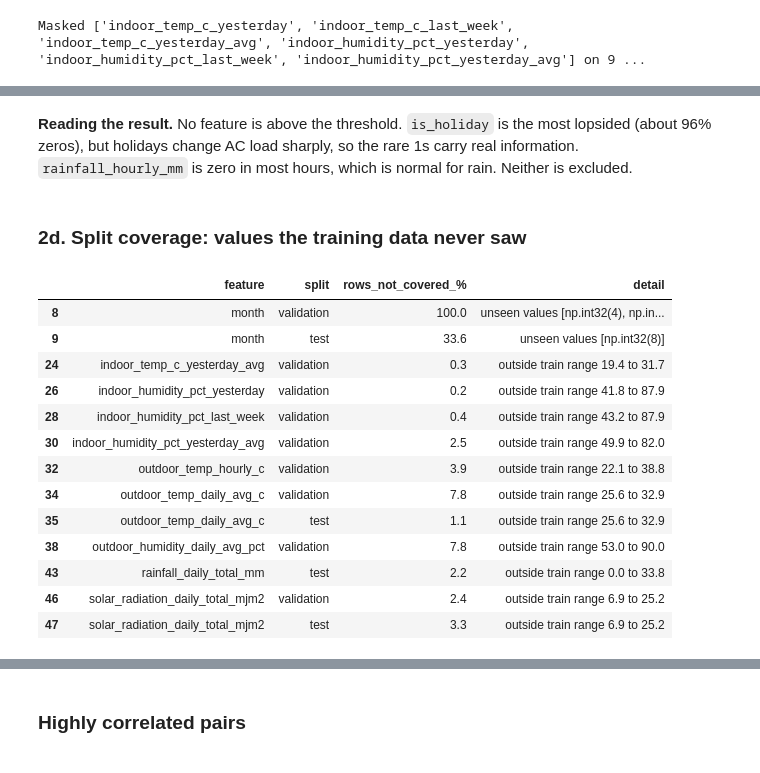
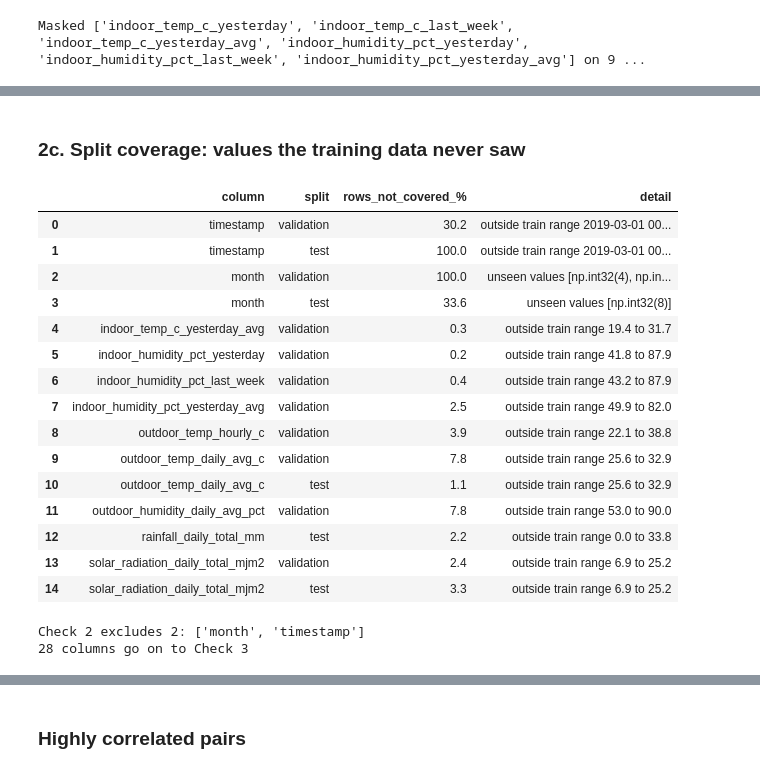
Before and after one commit to rionang2024/is4001, a Jupyter notebook: Qn_B/Feature Selection/feature_selection.ipynb, the cells around one changed output, grey strips where cells are left out. Drawn from its saved outputs; the diff is of its cells as text; code cells hidden in the pictures.

```diff
--- a/Qn_B/Feature Selection/feature_selection.ipynb
+++ b/Qn_B/Feature Selection/feature_selection.ipynb
@@ -151,14 +161,17 @@ ac_load_kw_last_week     matches the load 168 h earlier on 100.0% of 199,883 com
 # %% [markdown]
 ### 2a. Missing values by split
 # %%
-missing = (data.groupby("split")[FEATURES].apply(lambda d: d.isna().mean() * 100).T
+missing = (data.groupby("split")[AFTER_CHECK1].apply(lambda d: d.isna().mean() * 100).T
            [["train", "validation", "test"]].round(1))
 missing["max_gap_vs_train_pp"] = (missing[["validation", "test"]].sub(missing.train, axis=0)).abs().max(axis=1)
 display(missing[missing.train.gt(0) | missing.max_gap_vs_train_pp.gt(0)])
 
+over_missing = missing.index[missing.train.gt(MAX_MISSING_PCT)].tolist()
+print(f"Excluded for missingness: {over_missing if over_missing else 'none'}")
+
 ax = missing[["train", "validation", "test"]].loc[lambda m: m.max(axis=1).gt(0)].plot.barh(figsize=(8, 5))
 ax.axvline(MAX_MISSING_PCT, ls="--", c="grey", label=f"exclude above {MAX_MISSING_PCT}%")
-ax.set(xlabel="% of rows missing", title="Missing values by split (features with any gaps)")
+ax.set(xlabel="% of rows missing", title="Missing values by split (columns with any gaps)")
 ax.invert_yaxis()
 ax.legend()
 plt.tight_layout()
@@ -182,7 +196,7 @@ plt.show()
 # %% [markdown]
 ### 2b. Floor 5 zone 1: supply-air sensor
 # %%
-INDOOR = [c for c in FEATURES if GROUP[c] == "indoor"]
+INDOOR = [c for c in AFTER_CHECK1 if GROUP[c] == "indoor"]
 f5 = data.supply_air_sensor_flag.eq(1)
 print("Zones carrying the supply-air flag:", data.loc[f5, "zone_id"].unique().tolist())
 
@@ -203,6 +217,9 @@ plt.show()
 screened = data.copy()
 screened.loc[f5, INDOOR] = np.nan
 print(f"Masked {INDOOR} on {f5.sum():,} F5_Z1 rows")
+
+# Every check from here on uses the masked training data
+train_s = screened[screened.split.eq("train")]
 # %% [output]
 Zones carrying the supply-air flag: ['F5_Z1']
 |  | F5_Z1 mean | F5_Z1 min | other zones mean | other zones min |
@@ -237,37 +238,53 @@ display(constant.head(8))
-# %% [markdown]
-**Reading the result.** No feature is above the threshold. `is_holiday` is the most lopsided (about 96% zeros), but holidays change AC load sharply, so the rare 1s carry real information. `rainfall_hourly_mm` is zero in most hours, which is normal for rain. Neither is excluded.
 # %% [markdown]
-### 2d. Split coverage: values the training data never saw
+### 2c. Split coverage: values the training data never saw
 # %%
-CATEGORICAL_LIKE = ["floor", "zone_code", "hour", "weekday", "month", "is_weekend", "is_holiday"]
+def _fmt(v):
+    """Format a range endpoint, whether it is a number or a timestamp."""
+    return f"{v:.1f}" if isinstance(v, (int, float, np.integer, np.floating)) else str(v)
+
 coverage = []
-for c in FEATURES:
+for c in AFTER_CHECK1:
     seen = train_s[c].dropna()
     for split in ["validation", "test"]:
         other = screened.loc[screened.split.eq(split), c].dropna()
         if c in CATEGORICAL_LIKE:
             unseen = sorted(set(other.unique()) - set(seen.unique()))
             pct = other.isin(unseen).mean() * 100
             detail = f"unseen values {unseen}" if unseen else ""
         else:
             pct = ((other < seen.min()) | (other > seen.max())).mean() * 100
-            detail = f"outside train range {seen.min():.1f} to {seen.max():.1f}" if pct > 0 else ""
-        coverage.append({"feature": c, "split": split, "rows_not_covered_%": round(pct, 1), "detail": detail})
+            detail = f"outside train range {_fmt(seen.min())} to {_fmt(seen.max())}" if pct > 0 else ""
+        coverage.append({"column": c, "split": split, "rows_not_covered_%": round(pct, 1), "detail": detail})
+
 coverage = pd.DataFrame(coverage)
-display(coverage[coverage["rows_not_covered_%"].gt(0)])
+display(coverage[coverage["rows_not_covered_%"].gt(0)].reset_index(drop=True))
+
+worst = coverage.groupby("column")["rows_not_covered_%"].max()
+uncovered = worst.index[worst.gt(MAX_UNCOVERED_PCT)].tolist()
+
+EXCLUDE_CHECK2 = {c: f"Check 2a: {missing.train[c]:.0f}% missing in training" for c in over_missing}
+EXCLUDE_CHECK2.update({c: f"Check 2c: {worst[c]:.0f}% of a split outside what training saw"
+                       for c in uncovered})
+AFTER_CHECK2 = [c for c in AFTER_CHECK1 if c not in EXCLUDE_CHECK2]
+print(f"Check 2 excludes {len(EXCLUDE_CHECK2)}: {list(EXCLUDE_CHECK2)}")
+print(f"{len(AFTER_CHECK2)} columns go on to Check 3")
 # %% [output]
-|  | feature | split | rows_not_covered_% | detail |
-| 8 | month | validation | 100.0 | unseen values [np.int32(4), np.in... |
-| 9 | month | test | 33.6 | unseen values [np.int32(8)] |
-| 24 | indoor_temp_c_yesterday_avg | validation | 0.3 | outside train range 19.4 to 31.7 |
-| 26 | indoor_humidity_pct_yesterday | validation | 0.2 | outside train range 41.8 to 87.9 |
-| 28 | indoor_humidity_pct_last_week | validation | 0.4 | outside train range 43.2 to 87.9 |
-| 30 | indoor_humidity_pct_yesterday_avg | validation | 2.5 | outside train range 49.9 to 82.0 |
-| 32 | outdoor_temp_hourly_c | validation | 3.9 | outside train range 22.1 to 38.8 |
-| 34 | outdoor_temp_daily_avg_c | validation | 7.8 | outside train range 25.6 to 32.9 |
-| 35 | outdoor_temp_daily_avg_c | test | 1.1 | outside train range 25.6 to 32.9 |
-| 38 | outdoor_humidity_daily_avg_pct | validation | 7.8 | outside train range 53.0 to 90.0 |
-| 43 | rainfall_daily_total_mm | test | 2.2 | outside train range 0.0 to 33.8 |
-| 46 | solar_radiation_daily_total_mjm2 | validation | 2.4 | outside train range 6.9 to 25.2 |
-| 47 | solar_radiation_daily_total_mjm2 | test | 3.3 | outside train range 6.9 to 25.2 |
+|  | column | split | rows_not_covered_% | detail |
+| 0 | timestamp | validation | 30.2 | outside train range 2019-03-01 00... |
+| 1 | timestamp | test | 100.0 | outside train range 2019-03-01 00... |
+| 2 | month | validation | 100.0 | unseen values [np.int32(4), np.in... |
+| 3 | month | test | 33.6 | unseen values [np.int32(8)] |
+| 4 | indoor_temp_c_yesterday_avg | validation | 0.3 | outside train range 19.4 to 31.7 |
+| 5 | indoor_humidity_pct_yesterday | validation | 0.2 | outside train range 41.8 to 87.9 |
+| 6 | indoor_humidity_pct_last_week | validation | 0.4 | outside train range 43.2 to 87.9 |
+| 7 | indoor_humidity_pct_yesterday_avg | validation | 2.5 | outside train range 49.9 to 82.0 |
+| 8 | outdoor_temp_hourly_c | validation | 3.9 | outside train range 22.1 to 38.8 |
+| 9 | outdoor_temp_daily_avg_c | validation | 7.8 | outside train range 25.6 to 32.9 |
+| 10 | outdoor_temp_daily_avg_c | test | 1.1 | outside train range 25.6 to 32.9 |
+| 11 | outdoor_humidity_daily_avg_pct | validation | 7.8 | outside train range 53.0 to 90.0 |
+| 12 | rainfall_daily_total_mm | test | 2.2 | outside train range 0.0 to 33.8 |
+| 13 | solar_radiation_daily_total_mjm2 | validation | 2.4 | outside train range 6.9 to 25.2 |
+| 14 | solar_radiation_daily_total_mjm2 | test | 3.3 | outside train range 6.9 to 25.2 |
+Check 2 excludes 2: ['month', 'timestamp']
+28 columns go on to Check 3
 # %% [markdown]
```
Also changed, not shown: parts of 24 cells of this notebook, 4 other files.
